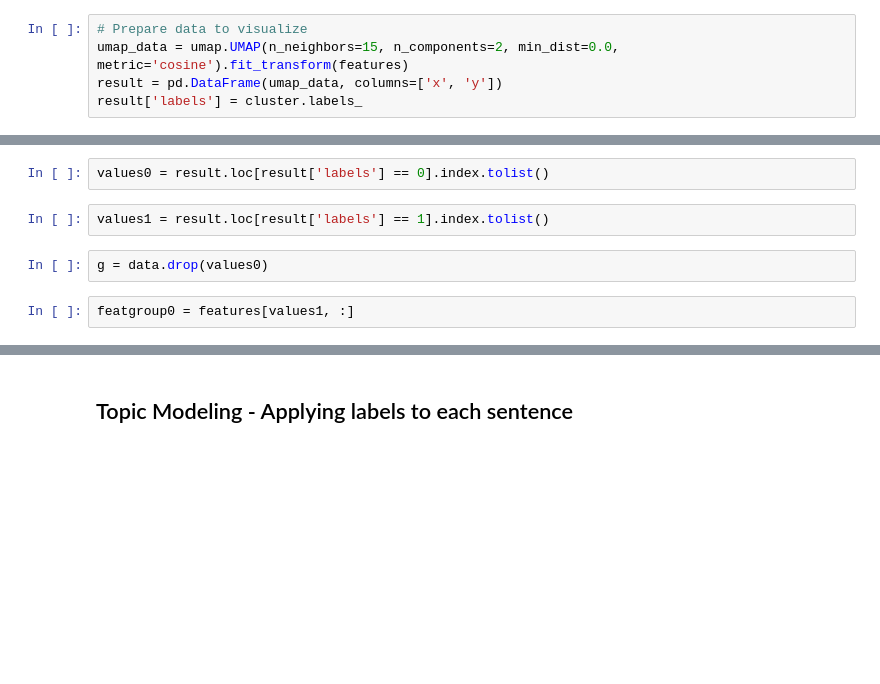
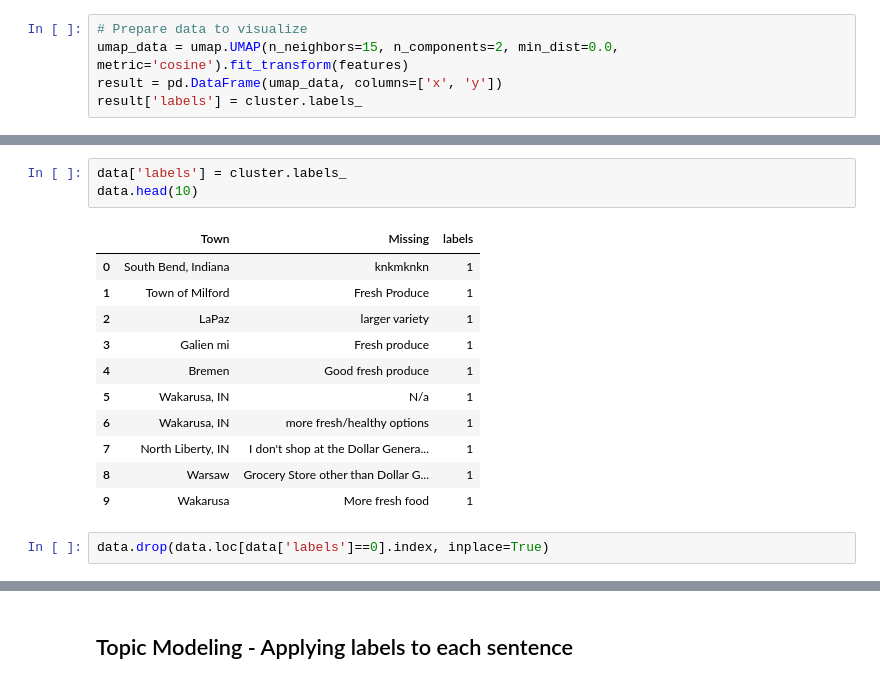
Before and after one commit to gpradofe/MLCountryMarket, a Jupyter notebook: ML/ML.ipynb, the cells around one changed output, grey strips where cells are left out. Drawn from its saved outputs; the diff is of its cells as text; blank space fills up the shorter version.

```diff
--- a/ML/ML.ipynb
+++ b/ML/ML.ipynb
@@ -137,8 +137,17 @@ plt.colorbar()
-# %%
-values0 = result.loc[result['labels'] == 0].index.tolist()
-# %%
-values1 = result.loc[result['labels'] == 1].index.tolist()
-# %%
-g = data.drop(values0)
-# %%
-featgroup0 = features[values1, :]
+# %%
+data['labels'] = cluster.labels_
+data.head(10)
+# %% [output]
+|  | Town | Missing | labels |
+| 0 | South Bend, Indiana | knkmknkn | 1 |
+| 1 | Town of Milford | Fresh Produce | 1 |
+| 2 | LaPaz | larger variety | 1 |
+| 3 | Galien mi | Fresh produce | 1 |
+| 4 | Bremen | Good fresh produce | 1 |
+| 5 | Wakarusa, IN | N/a | 1 |
+| 6 | Wakarusa, IN | more fresh/healthy options | 1 |
+| 7 | North Liberty, IN | I don't shop at the Dollar Genera... | 1 |
+| 8 | Warsaw | Grocery Store other than Dollar G... | 1 |
+| 9 | Wakarusa | More fresh food | 1 |
+# %%
+data.drop(data.loc[data['labels']==0].index, inplace=True)
```
Also changed, not shown: parts of 24 cells of this notebook.
